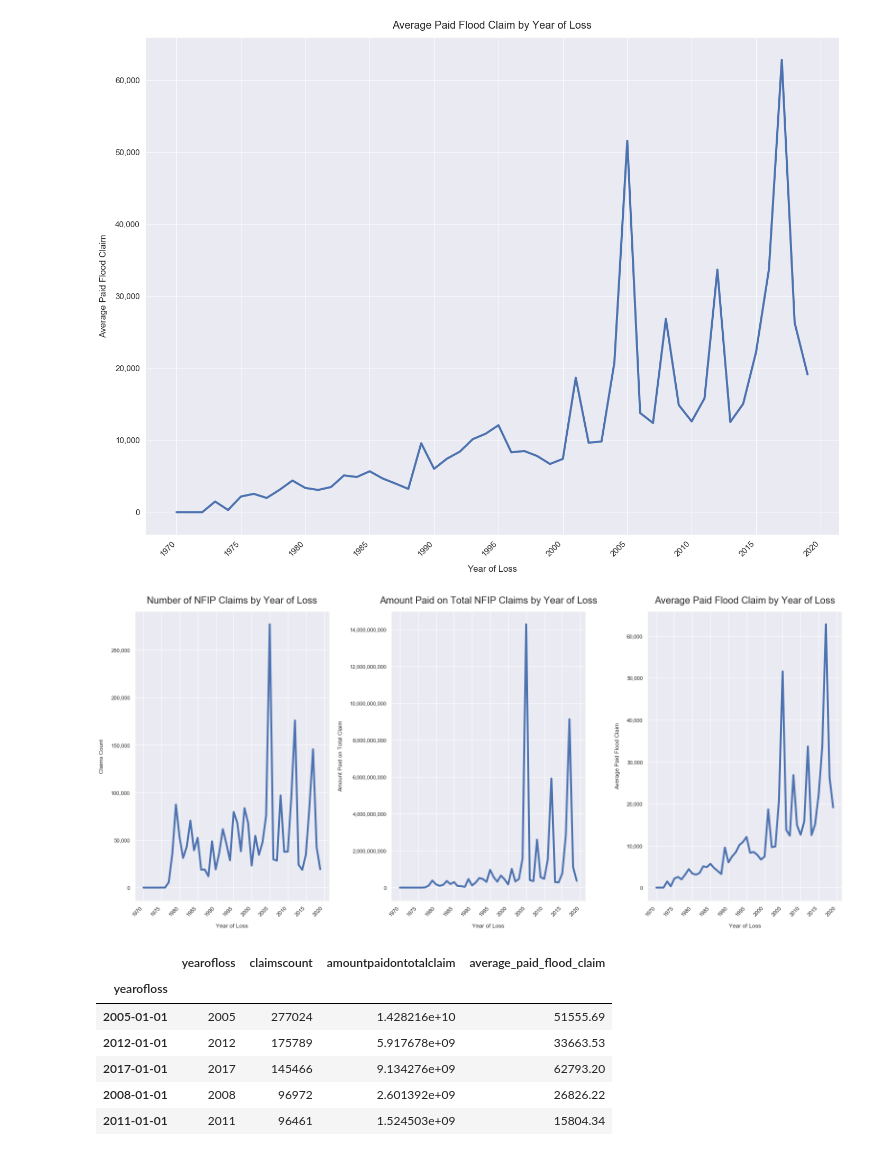
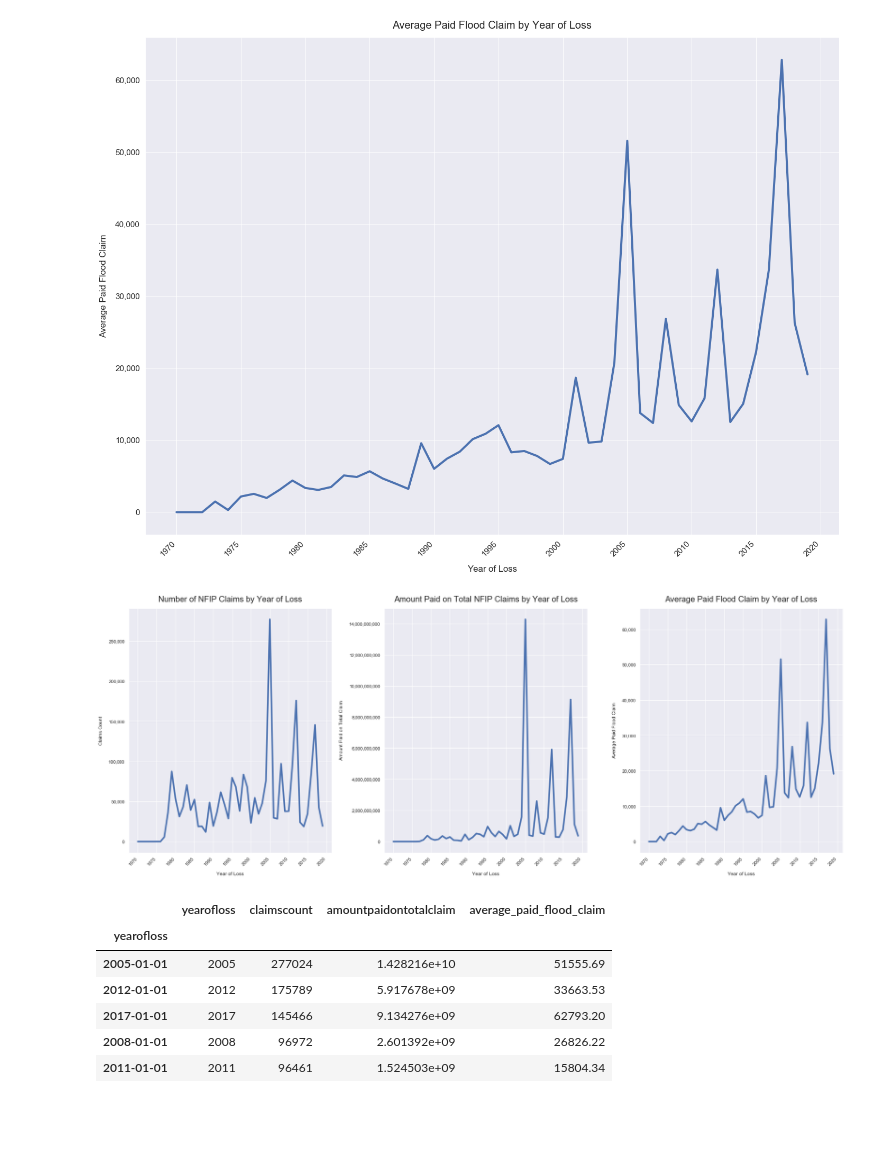
Before and after one commit to mebauer/fema-nfip-claims, a Jupyter notebook: nfip-claims-national/nfip-claims-national.ipynb, the cells around one changed output. Drawn from its saved outputs; the diff is of its cells as text; code cells hidden in the pictures; blank space fills up the shorter version.

```diff
--- a/nfip-claims-national/nfip-claims-national.ipynb
+++ b/nfip-claims-national/nfip-claims-national.ipynb
@@ -437,7 +437,7 @@ plt.savefig('figures/nfip-claims-by-year-average.png')
 [figure]
 # %%
 sns.set(font_scale=1)
-fig = pl.figure(figsize=(22,10))
+fig = pl.figure(figsize=(26,10))
 
 # adding first subplot
 ax = fig.add_subplot(131)
@@ -486,34 +486,34 @@ ax.xaxis.set_major_formatter(years_fmt)
 ax.xaxis.set_minor_locator(months)
 
 # adding third subplot
 ax = fig.add_subplot(133)
 
 # formatting Y axis with comma
 ax.get_yaxis().set_major_formatter(
     matplotlib.ticker.FuncFormatter(lambda x, p: format(int(x), ',')))
 
 
 years = mdates.YearLocator(5)   # every year
 months = mdates.MonthLocator()  # every month
 years_fmt = mdates.DateFormatter('%Y')
 
 # plotting bar chart of number of claims by year
 nfip_claims_year['average_paid_flood_claim'].plot(ax=ax, color='b', legend=False, rot=45, linewidth=4)
 plt.xlabel("Year of Loss", labelpad=14)
 plt.ylabel("Average Paid Flood Claim", labelpad=14)
 plt.title("Average Paid Flood Claim by Year of Loss", pad=16, fontsize=20)
 
 # format the ticks
 ax.xaxis.set_major_locator(years)
 ax.xaxis.set_major_formatter(years_fmt)
 ax.xaxis.set_minor_locator(months)
 
 plt.tight_layout()
 
 #saving figure
 plt.savefig('figures/nfip-claims-by-year-subplots.png')
 # %% [output]
-[figure, old version]
+[figure, new version]
 # %%
 nfip_claims_year.sort_values(by='claimscount', ascending=False).head(10)
 # %% [output]
```
Also changed, not shown: parts of 39 cells of this notebook, 9 other files.
